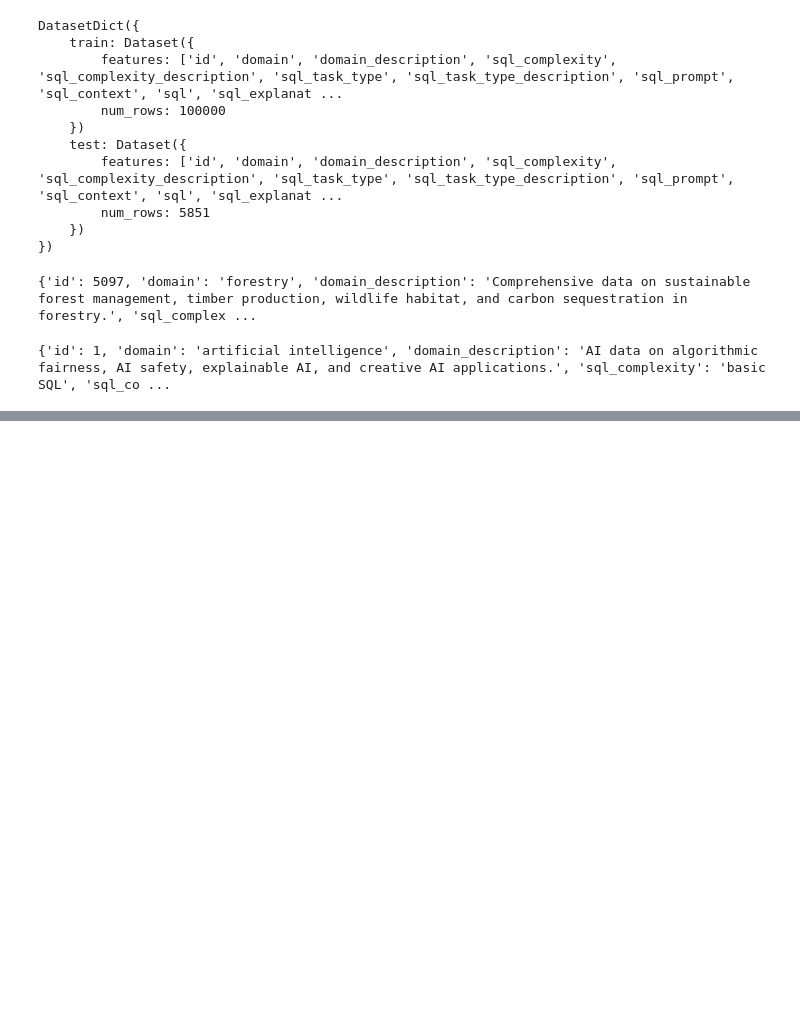
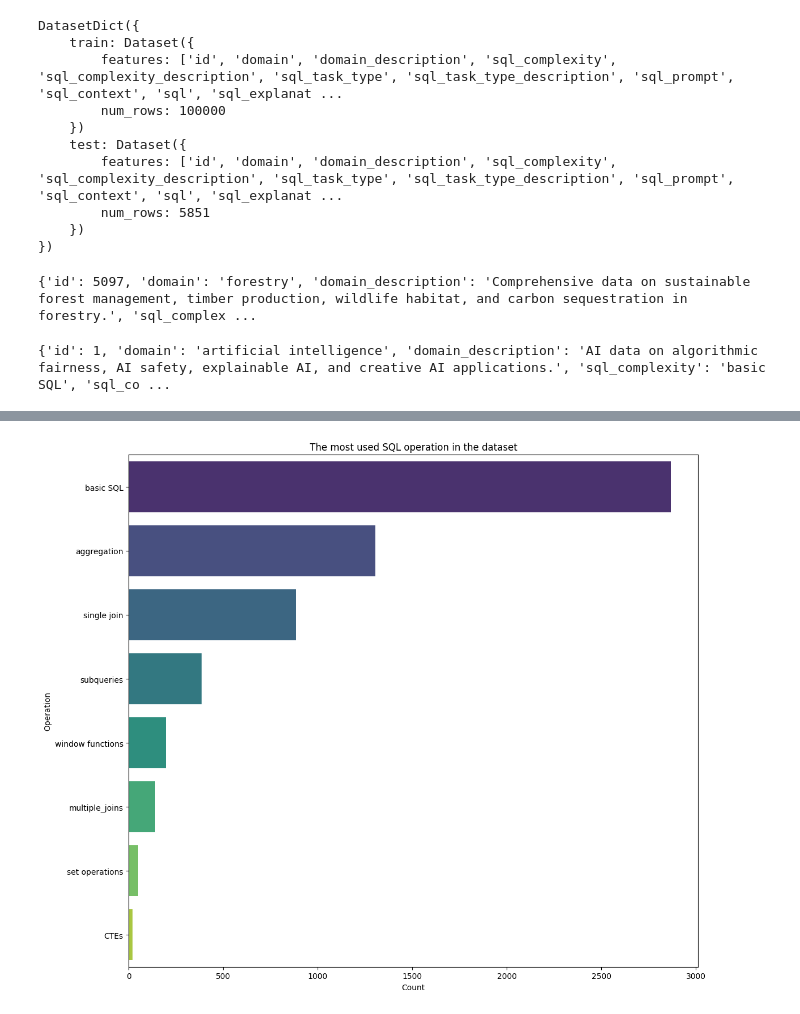
Before and after one commit to mostaphaelansari/Text-to-SQL-Generator, a Jupyter notebook: text_to_sql_generator/notebooks/data_exploration.ipynb, the cells around one changed output, grey strips where cells are left out. Cells and saved outputs as stored; diff of their text form; code cells hidden in the pictures; blank space fills up the shorter version.

```diff
--- a/text_to_sql_generator/notebooks/data_exploration.ipynb
+++ b/text_to_sql_generator/notebooks/data_exploration.ipynb
@@ -56,0 +92,3 @@ data.head()
+# %%
+sql_operation = data["sql_complexity"].value_counts().reset_index()
+sql_operation.columns = ["operation","count"]
@@ -56,0 +107,18 @@ data.head()
+# %%
+plt.figure(figsize=(12,10))
+sns.barplot(
+    data=sql_operation,
+    x='count',
+    y="operation",
+    hue="operation",  # Add this line to assign the y variable to hue
+    orient="h",
+    palette='viridis',
+    legend=False      # Add this to prevent a redundant legend
+)
+plt.title('The most used SQL operation in the dataset')
+plt.xlabel("Count")
+plt.ylabel("Operation")
+plt.tight_layout()
+plt.show()
+# %% [output]
+[figure, added]
```
Also changed, not shown: parts of 8 cells of this notebook, 3 other files.
